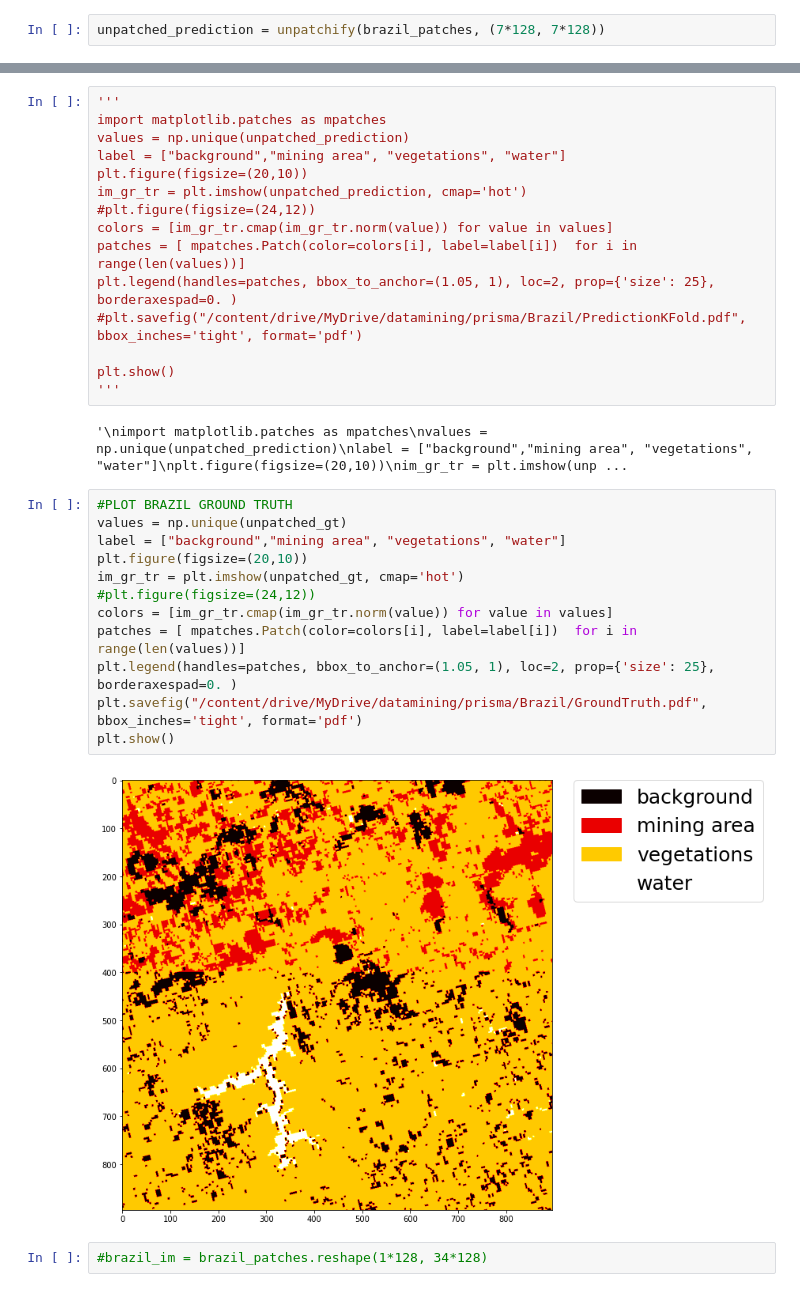
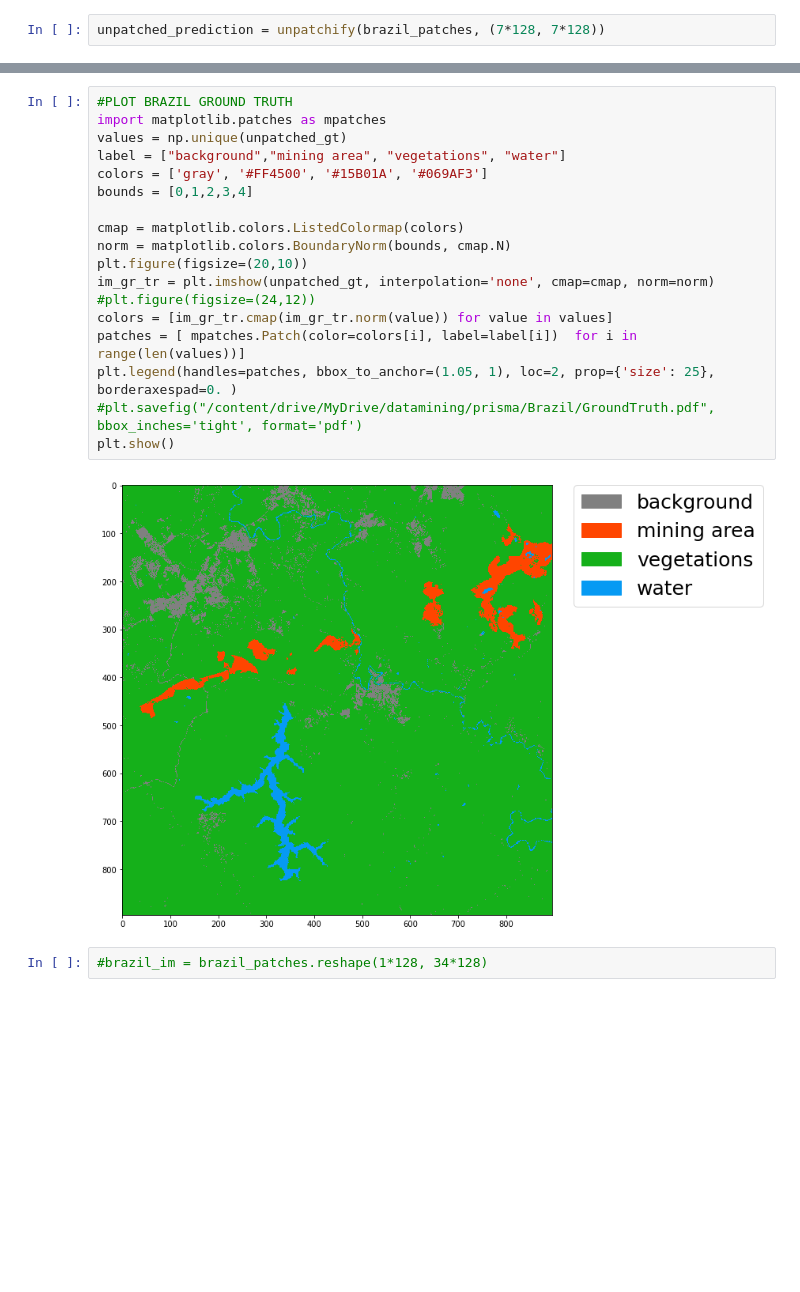
Before and after one commit to andreadosi1986/PrismaSVDUNet, a Jupyter notebook: ProgettoCariocaBrazil3SvaluesKFold.ipynb, the cells around one changed output, grey strips where cells are left out. Cells and saved outputs as stored; diff of their text form; blank space fills up the shorter version.

```diff
--- a/ProgettoCariocaBrazil3SvaluesKFold.ipynb
+++ b/ProgettoCariocaBrazil3SvaluesKFold.ipynb
@@ -295,34 +319,23 @@ unpatched_prediction = unpatchify(brazil_patches, (7*128, 7*128))
 # %%
-'''
+#PLOT BRAZIL GROUND TRUTH
 import matplotlib.patches as mpatches
-values = np.unique(unpatched_prediction)
+values = np.unique(unpatched_gt)
 label = ["background","mining area", "vegetations", "water"]
+colors = ['gray', '#FF4500', '#15B01A', '#069AF3']
+bounds = [0,1,2,3,4]
+
+cmap = matplotlib.colors.ListedColormap(colors)
+norm = matplotlib.colors.BoundaryNorm(bounds, cmap.N)
 plt.figure(figsize=(20,10))
-im_gr_tr = plt.imshow(unpatched_prediction, cmap='hot')
+im_gr_tr = plt.imshow(unpatched_gt, interpolation='none', cmap=cmap, norm=norm)
 #plt.figure(figsize=(24,12))
 colors = [im_gr_tr.cmap(im_gr_tr.norm(value)) for value in values]
 patches = [ mpatches.Patch(color=colors[i], label=label[i])  for i in range(len(values))]
 plt.legend(handles=patches, bbox_to_anchor=(1.05, 1), loc=2, prop={'size': 25}, borderaxespad=0. )
-#plt.savefig("/content/drive/MyDrive/datamining/prisma/Brazil/PredictionKFold.pdf", bbox_inches='tight', format='pdf')
-
+#plt.savefig("/content/drive/MyDrive/datamining/prisma/Brazil/GroundTruth.pdf", bbox_inches='tight', format='pdf')
 plt.show()
-'''
 # %% [output]
-'\nimport matplotlib.patches as mpatches\nvalues = np.unique(unpatched_prediction)\nlabel = ["background","mining area", "vegetations", "water"]\nplt.figure(figsize=(20,10))\nim_gr_tr = plt.imshow(unp ...
+[figure, added]
-# %%
-#PLOT BRAZIL GROUND TRUTH
-values = np.unique(unpatched_gt)
-label = ["background","mining area", "vegetations", "water"]
-plt.figure(figsize=(20,10))
-im_gr_tr = plt.imshow(unpatched_gt, cmap='hot')
-#plt.figure(figsize=(24,12))
-colors = [im_gr_tr.cmap(im_gr_tr.norm(value)) for value in values]
-patches = [ mpatches.Patch(color=colors[i], label=label[i])  for i in range(len(values))]
-plt.legend(handles=patches, bbox_to_anchor=(1.05, 1), loc=2, prop={'size': 25}, borderaxespad=0. )
-plt.savefig("/content/drive/MyDrive/datamining/prisma/Brazil/GroundTruth.pdf", bbox_inches='tight', format='pdf')
-plt.show()
-# %% [output]
-[figure, removed]
 # %%
 #brazil_im = brazil_patches.reshape(1*128, 34*128)
 # %%
```
Also changed, not shown: parts of 9 cells of this notebook.
